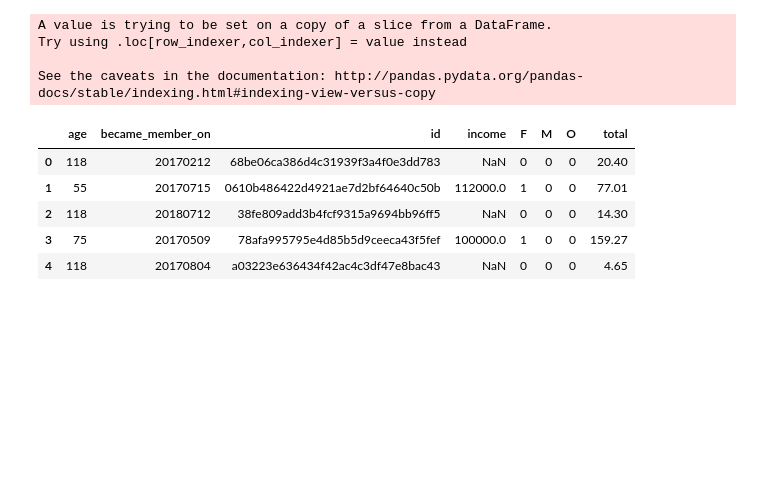
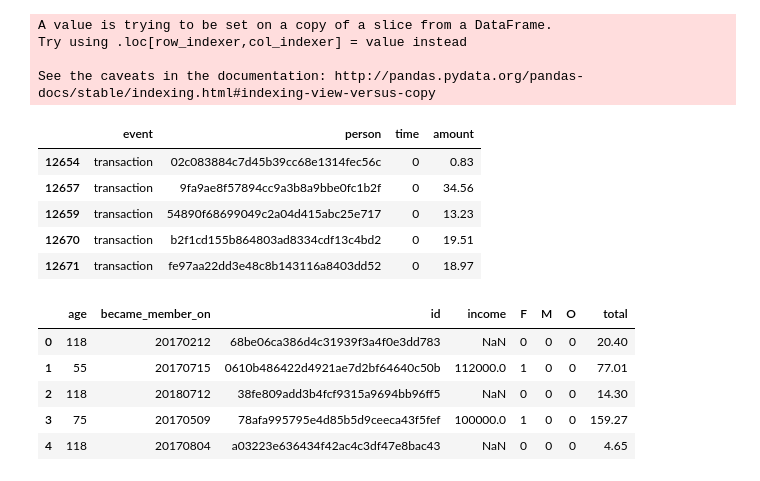
Before and after one commit to youssefmecky96/Starbucks-Model-to-predict-user-response-, a Jupyter notebook: Starbucks_Capstone_notebook.ipynb, the cells around one changed output. Saved outputs shown, nothing was run; the diff lists cells and outputs as text; code cells hidden in the pictures; blank space fills up the shorter version.

```diff
--- a/Starbucks_Capstone_notebook.ipynb
+++ b/Starbucks_Capstone_notebook.ipynb
@@ -385,6 +390,15 @@ A value is trying to be set on a copy of a slice from a DataFrame.
 Try using .loc[row_indexer,col_indexer] = value instead
 
 See the caveats in the documentation: http://pandas.pydata.org/pandas-docs/stable/indexing.html#indexing-view-versus-copy
+# %%
+transcript_transcation.head()
+# %% [output]
+|  | event | person | time | amount |
+| 12654 | transaction | 02c083884c7d45b39cc68e1314fec56c | 0 | 0.83 |
+| 12657 | transaction | 9fa9ae8f57894cc9a3b8a9bbe0fc1b2f | 0 | 34.56 |
+| 12659 | transaction | 54890f68699049c2a04d415abc25e717 | 0 | 13.23 |
+| 12670 | transaction | b2f1cd155b864803ad8334cdf13c4bd2 | 0 | 19.51 |
+| 12671 | transaction | fe97aa22dd3e48c8b143116a8403dd52 | 0 | 18.97 |
 # %%
 #get total spent by each user
 total=dict(transcript_transcation.groupby(['person']).sum()['amount'])
```
Also changed, not shown: parts of 29 cells of this notebook.
